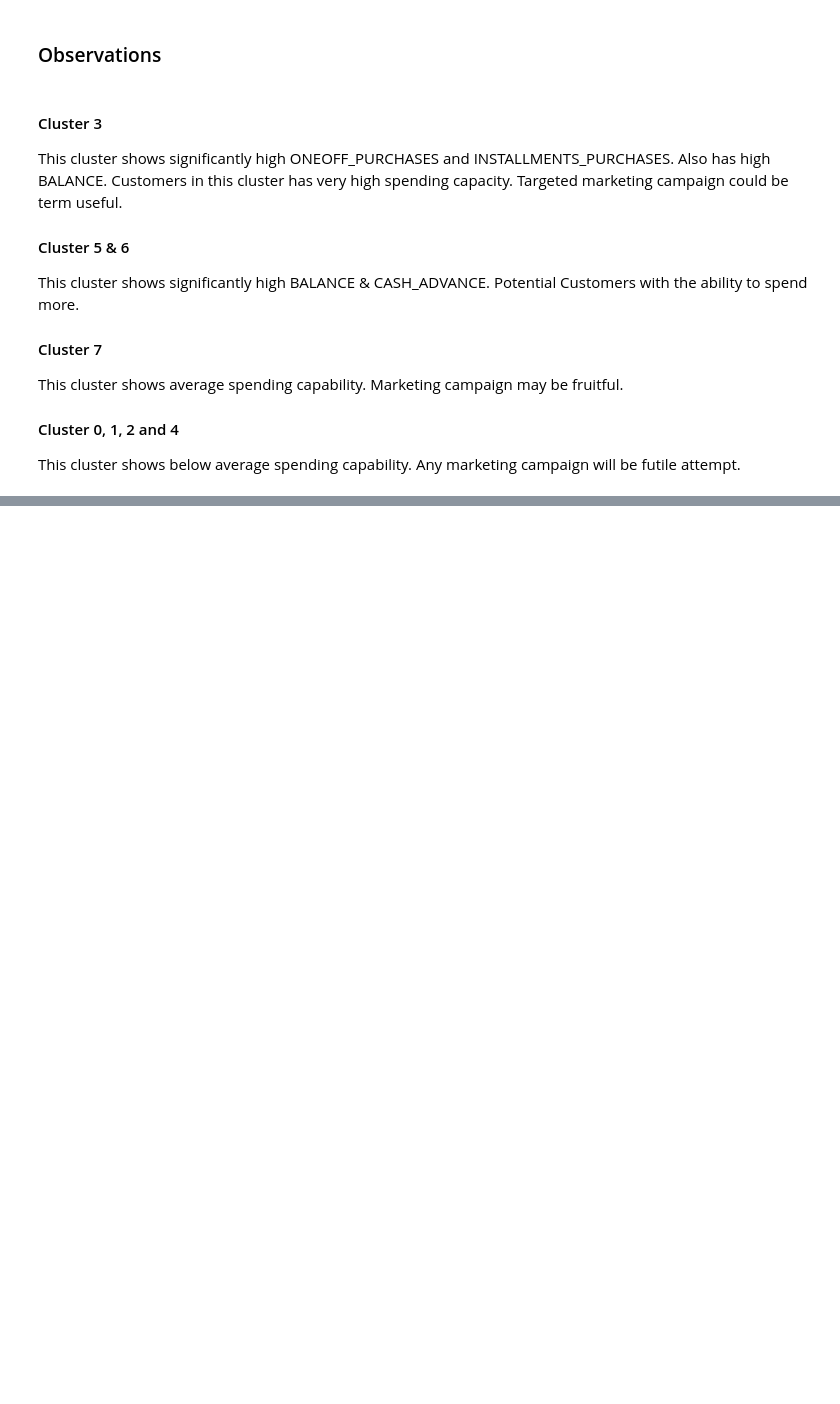
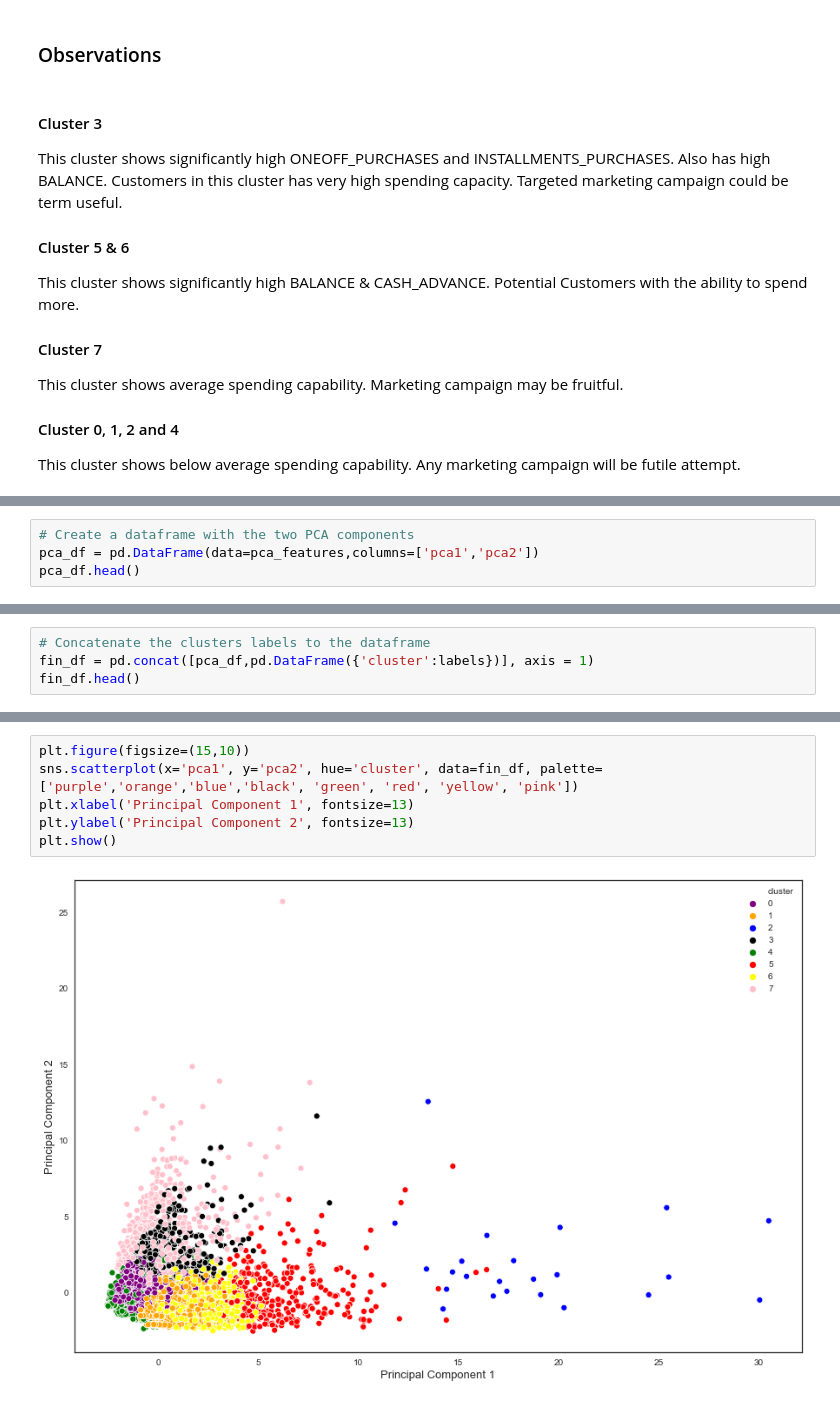
Before and after one commit to erepr/Credit-Card-Segmentation, a Jupyter notebook: main.ipynb, the cells around one changed output, grey strips where cells are left out. Cells and saved outputs as stored; diff of their text form; blank space fills up the shorter version.

```diff
--- a/main.ipynb
+++ b/main.ipynb
@@ -406,0 +444,4 @@ This cluster shows below average spending capability. Any marketing campaign wil
+# %%
+# Create a dataframe with the two PCA components
+pca_df = pd.DataFrame(data=pca_features,columns=['pca1','pca2'])
+pca_df.head()
@@ -406,0 +455,4 @@ This cluster shows below average spending capability. Any marketing campaign wil
+# %%
+# Concatenate the clusters labels to the dataframe
+fin_df = pd.concat([pca_df,pd.DataFrame({'cluster':labels})], axis = 1)
+fin_df.head()
@@ -406,0 +466,8 @@ This cluster shows below average spending capability. Any marketing campaign wil
+# %%
+plt.figure(figsize=(15,10))
+sns.scatterplot(x='pca1', y='pca2', hue='cluster', data=fin_df, palette=['purple','orange','blue','black', 'green', 'red', 'yellow', 'pink'])
+plt.xlabel('Principal Component 1', fontsize=13)
+plt.ylabel('Principal Component 2', fontsize=13)
+plt.show()
+# %% [output]
+[figure, added]
```
Also changed, not shown: parts of 16 cells of this notebook.
